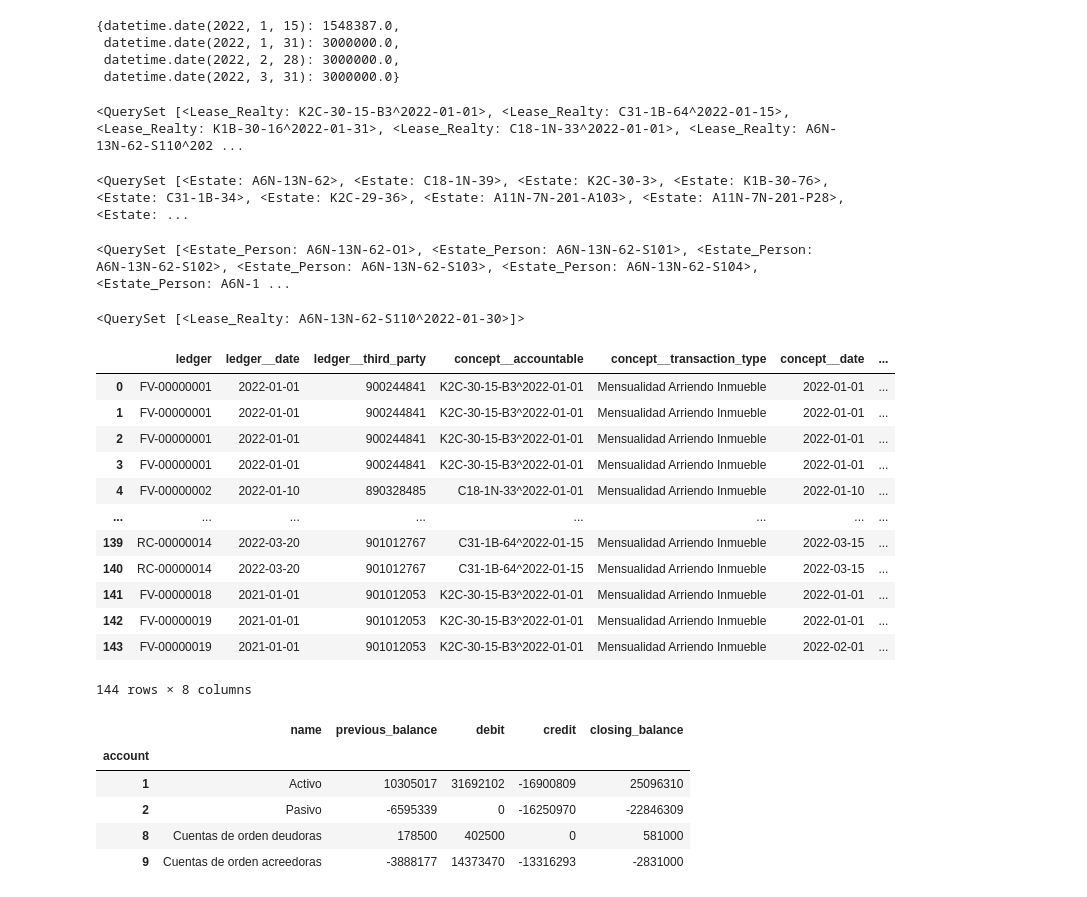
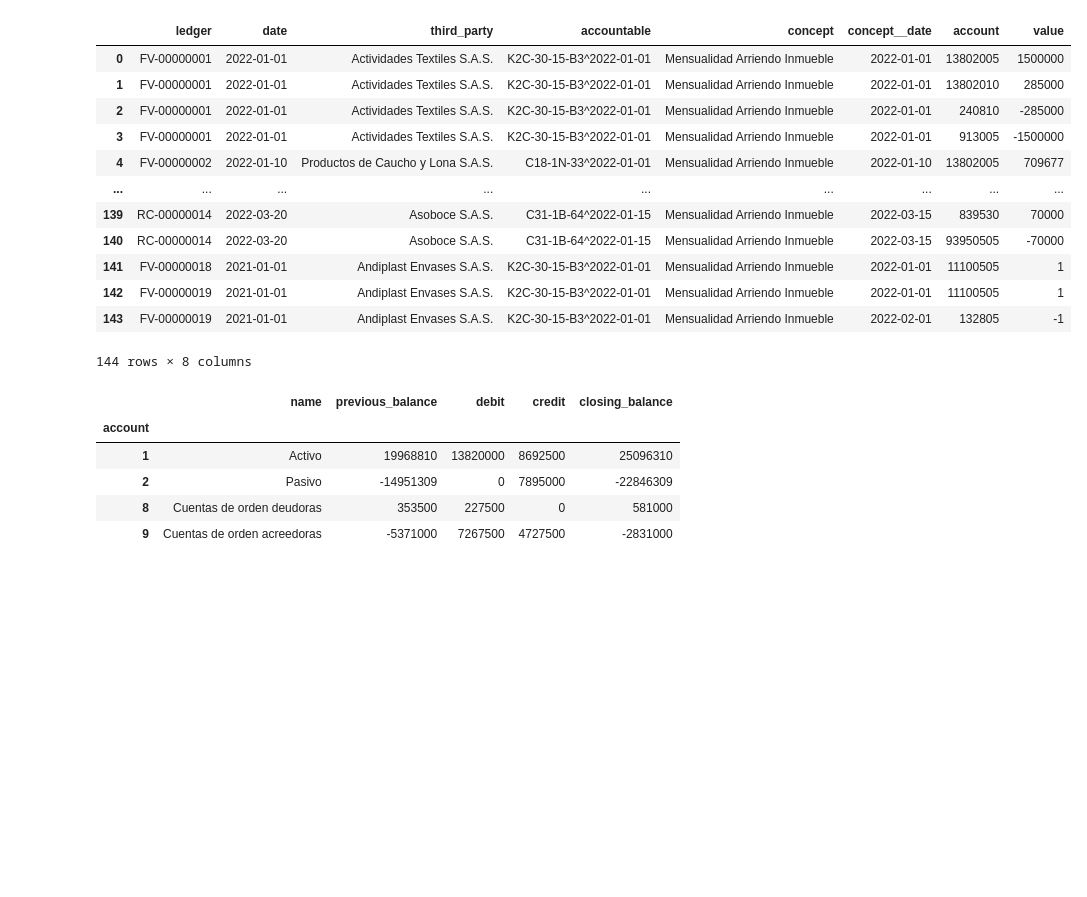
Before and after one commit to lcorkidi/adin_2022, a Jupyter notebook: scripts/Test.ipynb, the cells around one changed output. Drawn from its saved outputs; the diff is of its cells as text; code cells hidden in the pictures; blank space fills up the shorter version.

```diff
--- a/scripts/Test.ipynb
+++ b/scripts/Test.ipynb
@@ -124,53 +8,28 @@ Lease_Realty.objects.all()[0].leases_realties_people.all().filter(role=1)
-# %%
-from adin.utils.date_progression import previousmonthlydate, nextmonthlydate, previousyearlydate, nextyearlydate
-
-Lease_Realty.objects.all()[2].date_value_dict()
-# %% [output]
-{datetime.date(2022, 1, 15): 1548387.0,
- datetime.date(2022, 1, 31): 3000000.0,
- datetime.date(2022, 2, 28): 3000000.0,
- datetime.date(2022, 3, 31): 3000000.0}
-# %%
-Person.objects.all()[0].leases_realties.all()
-# %% [output]
-<QuerySet [<Lease_Realty: K2C-30-15-B3^2022-01-01>, <Lease_Realty: C31-1B-64^2022-01-15>, <Lease_Realty: K1B-30-16^2022-01-31>, <Lease_Realty: C18-1N-33^2022-01-01>, <Lease_Realty: A6N-13N-62-S110^202 ...
-# %%
-Person.objects.all()[0].estates.all()
-# %% [output]
-<QuerySet [<Estate: A6N-13N-62>, <Estate: C18-1N-39>, <Estate: K2C-30-3>, <Estate: K1B-30-76>, <Estate: C31-1B-34>, <Estate: K2C-29-36>, <Estate: A11N-7N-201-A103>, <Estate: A11N-7N-201-P28>, <Estate: ...
-# %%
-Estate.objects.all()[0].realties.all()
-# %% [output]
-<QuerySet [<Estate_Person: A6N-13N-62-O1>, <Estate_Person: A6N-13N-62-S101>, <Estate_Person: A6N-13N-62-S102>, <Estate_Person: A6N-13N-62-S103>, <Estate_Person: A6N-13N-62-S104>, <Estate_Person: A6N-1 ...
-# %%
-Realty.objects.all()[10].leases_realties.all()
-# %% [output]
-<QuerySet [<Lease_Realty: A6N-13N-62-S110^2022-01-30>]>
 # %%
-ledger = get_db_ledger()
+ledger = get_ledger_db()
 ledger
 # %% [output]
-|  | ledger | ledger__date | ledger__third_party | concept__accountable | concept__transaction_type | concept__date | ... |
-| 0 | FV-00000001 | 2022-01-01 | 900244841 | K2C-30-15-B3^2022-01-01 | Mensualidad Arriendo Inmueble | 2022-01-01 | ... |
-| 1 | FV-00000001 | 2022-01-01 | 900244841 | K2C-30-15-B3^2022-01-01 | Mensualidad Arriendo Inmueble | 2022-01-01 | ... |
-| 2 | FV-00000001 | 2022-01-01 | 900244841 | K2C-30-15-B3^2022-01-01 | Mensualidad Arriendo Inmueble | 2022-01-01 | ... |
-| 3 | FV-00000001 | 2022-01-01 | 900244841 | K2C-30-15-B3^2022-01-01 | Mensualidad Arriendo Inmueble | 2022-01-01 | ... |
-| 4 | FV-00000002 | 2022-01-10 | 890328485 | C18-1N-33^2022-01-01 | Mensualidad Arriendo Inmueble | 2022-01-10 | ... |
-| ... | ... | ... | ... | ... | ... | ... | ... |
-| 139 | RC-00000014 | 2022-03-20 | 901012767 | C31-1B-64^2022-01-15 | Mensualidad Arriendo Inmueble | 2022-03-15 | ... |
-| 140 | RC-00000014 | 2022-03-20 | 901012767 | C31-1B-64^2022-01-15 | Mensualidad Arriendo Inmueble | 2022-03-15 | ... |
-| 141 | FV-00000018 | 2021-01-01 | 901012053 | K2C-30-15-B3^2022-01-01 | Mensualidad Arriendo Inmueble | 2022-01-01 | ... |
-| 142 | FV-00000019 | 2021-01-01 | 901012053 | K2C-30-15-B3^2022-01-01 | Mensualidad Arriendo Inmueble | 2022-01-01 | ... |
-| 143 | FV-00000019 | 2021-01-01 | 901012053 | K2C-30-15-B3^2022-01-01 | Mensualidad Arriendo Inmueble | 2022-02-01 | ... |
+|  | ledger | date | third_party | accountable | concept | concept__date | account | value |
+| 0 | FV-00000001 | 2022-01-01 | Actividades Textiles S.A.S. | K2C-30-15-B3^2022-01-01 | Mensualidad Arriendo Inmueble | 2022-01-01 | 13802005 | 1500000 |
+| 1 | FV-00000001 | 2022-01-01 | Actividades Textiles S.A.S. | K2C-30-15-B3^2022-01-01 | Mensualidad Arriendo Inmueble | 2022-01-01 | 13802010 | 285000 |
+| 2 | FV-00000001 | 2022-01-01 | Actividades Textiles S.A.S. | K2C-30-15-B3^2022-01-01 | Mensualidad Arriendo Inmueble | 2022-01-01 | 240810 | -285000 |
+| 3 | FV-00000001 | 2022-01-01 | Actividades Textiles S.A.S. | K2C-30-15-B3^2022-01-01 | Mensualidad Arriendo Inmueble | 2022-01-01 | 913005 | -1500000 |
+| 4 | FV-00000002 | 2022-01-10 | Productos de Caucho y Lona S.A.S. | C18-1N-33^2022-01-01 | Mensualidad Arriendo Inmueble | 2022-01-10 | 13802005 | 709677 |
+| ... | ... | ... | ... | ... | ... | ... | ... | ... |
+| 139 | RC-00000014 | 2022-03-20 | Asoboce S.A.S. | C31-1B-64^2022-01-15 | Mensualidad Arriendo Inmueble | 2022-03-15 | 839530 | 70000 |
+| 140 | RC-00000014 | 2022-03-20 | Asoboce S.A.S. | C31-1B-64^2022-01-15 | Mensualidad Arriendo Inmueble | 2022-03-15 | 93950505 | -70000 |
+| 141 | FV-00000018 | 2021-01-01 | Andiplast Envases S.A.S. | K2C-30-15-B3^2022-01-01 | Mensualidad Arriendo Inmueble | 2022-01-01 | 11100505 | 1 |
+| 142 | FV-00000019 | 2021-01-01 | Andiplast Envases S.A.S. | K2C-30-15-B3^2022-01-01 | Mensualidad Arriendo Inmueble | 2022-01-01 | 11100505 | 1 |
+| 143 | FV-00000019 | 2021-01-01 | Andiplast Envases S.A.S. | K2C-30-15-B3^2022-01-01 | Mensualidad Arriendo Inmueble | 2022-02-01 | 132805 | -1 |
 144 rows × 8 columns
 # %%
-s_date = datetime.date(2022,2,1)
-balance(1, s_date)
+dt = datetime.date(2022,3,1)
+balance(ledger, 1, start_date=dt)
 # %% [output]
 |  | name | previous_balance | debit | credit | closing_balance |
 | account |  |  |  |  |  |
-| 1 | Activo | 10305017 | 31692102 | -16900809 | 25096310 |
-| 2 | Pasivo | -6595339 | 0 | -16250970 | -22846309 |
-| 8 | Cuentas de orden deudoras | 178500 | 402500 | 0 | 581000 |
-| 9 | Cuentas de orden acreedoras | -3888177 | 14373470 | -13316293 | -2831000 |
+| 1 | Activo | 19968810 | 13820000 | 8692500 | 25096310 |
+| 2 | Pasivo | -14951309 | 0 | 7895000 | -22846309 |
+| 8 | Cuentas de orden deudoras | 353500 | 227500 | 0 | 581000 |
+| 9 | Cuentas de orden acreedoras | -5371000 | 7267500 | 4727500 | -2831000 |
 # %%
```
Also changed, not shown: parts of 13 cells of this notebook, 23 other files.
